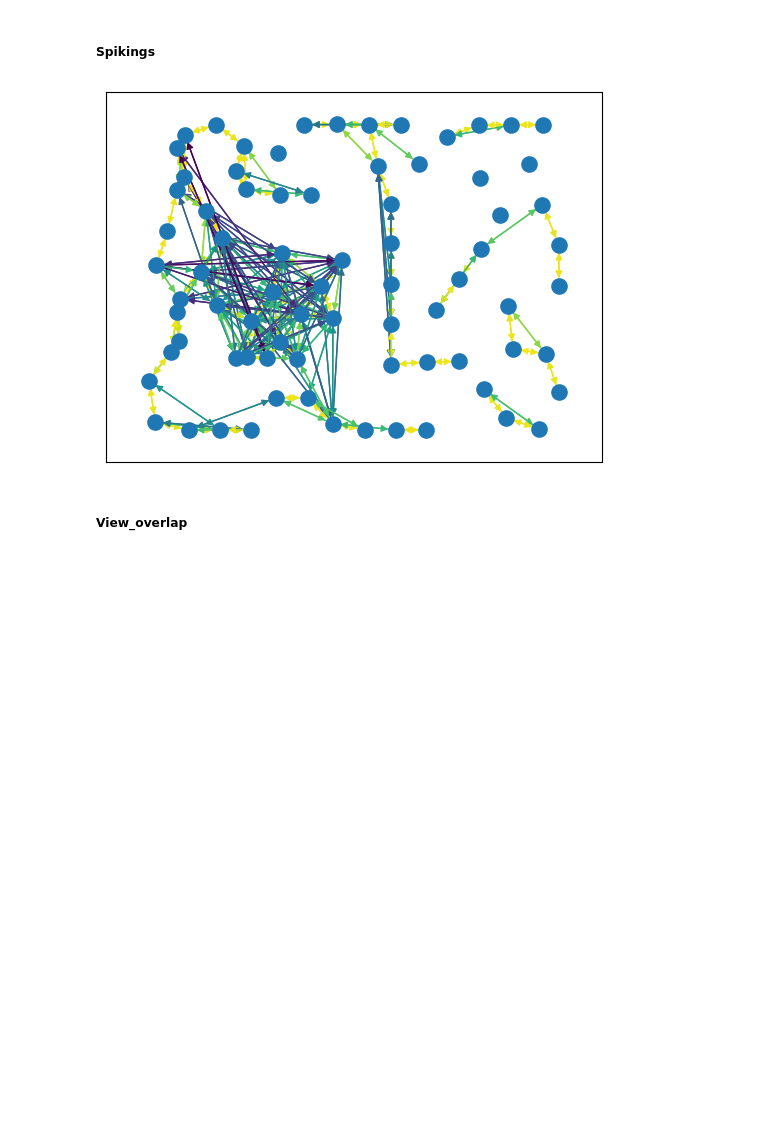
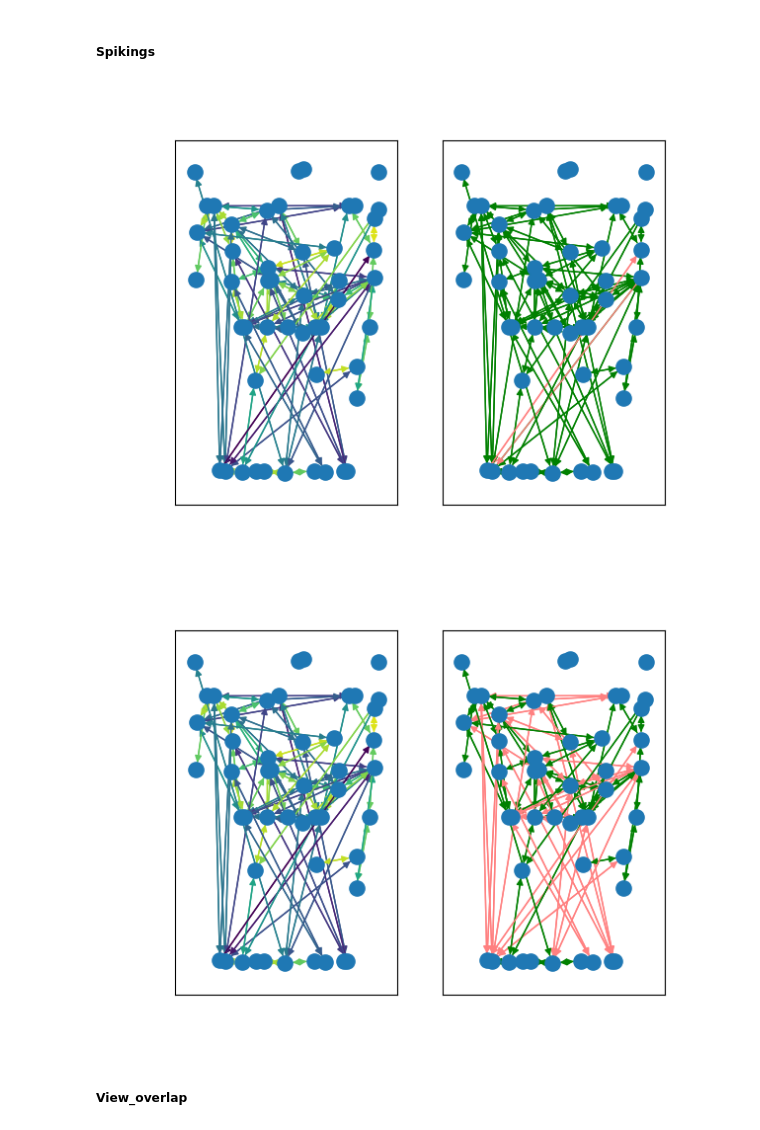
Before and after one commit to Warggr/bio-inspired-navigation, a Jupyter notebook: scripts/show_cogmaps.ipynb, the cells around one changed output. Cells and saved outputs as stored; diff of their text form; code cells hidden in the pictures; blank space fills up the shorter version.

```diff
--- a/scripts/show_cogmaps.ipynb
+++ b/scripts/show_cogmaps.ipynb
@@ -53,29 +62,35 @@ KeyboardInterrupt:
 # %% [markdown]
 ## Getting reachability from map nodes
 # %%
-map_file = "after_exploration.gpickle"
+map_file = "linear_sunburst.after_lifelong_learning.gpickle"
 cognitive_map = LifelongCognitiveMap(reachability_estimator=None, load_data_from=map_file, debug=False)
 # %%
 import networkx as nx
-import matplotlib.pyplot as plt
 
 node_network = cognitive_map.node_network
 positions = { node: nodeval['pos'] for node, nodeval in node_network.nodes.items() }
 
 def draw_network_with_re(re):
+    fig, axes = plt.subplots(1, 2)
     reachabilities = []
     for start, end in node_network.edges:
         reachabilities.append(re.reachability_factor(start, end))
-    nx.draw_networkx(node_network, node_size=120, with_labels=False, pos=positions, edge_color=reachabilities)
+    reachabilities_binary = [ (0, 0.5, 0) if edge > re.threshold_reachable else (1, 0.5, 0.5) for edge in reachabilities ]
+    nx.draw_networkx(node_network, node_size=120, with_labels=False, pos=positions, edge_color=reachabilities, ax=axes[0])
+    nx.draw_networkx(node_network, node_size=120, with_labels=False, pos=positions, edge_color=reachabilities_binary, ax=axes[1])
     plt.show()
 
 from system.controller.reachability_estimator.reachability_estimation import reachability_estimator_factory
 # %% [markdown]
 ##### Spikings
 # %%
-draw_network_with_re(reachability_estimator_factory('spikings'))
+re = reachability_estimator_factory('spikings')
+draw_network_with_re(re)
+re.threshold_reachable = 0.6
+draw_network_with_re(re)
 # %% [output]
-[figure, old version]
+[figure, new version]
+[figure, added]
 # %% [markdown]
 ##### View_overlap
 # %%
```
Also changed, not shown: parts of 24 cells of this notebook.
